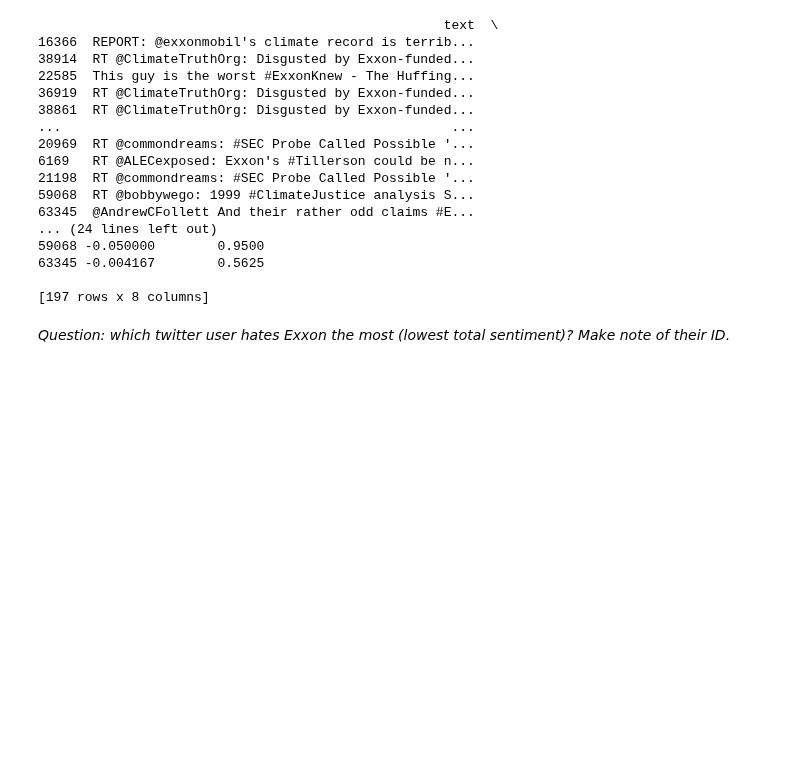
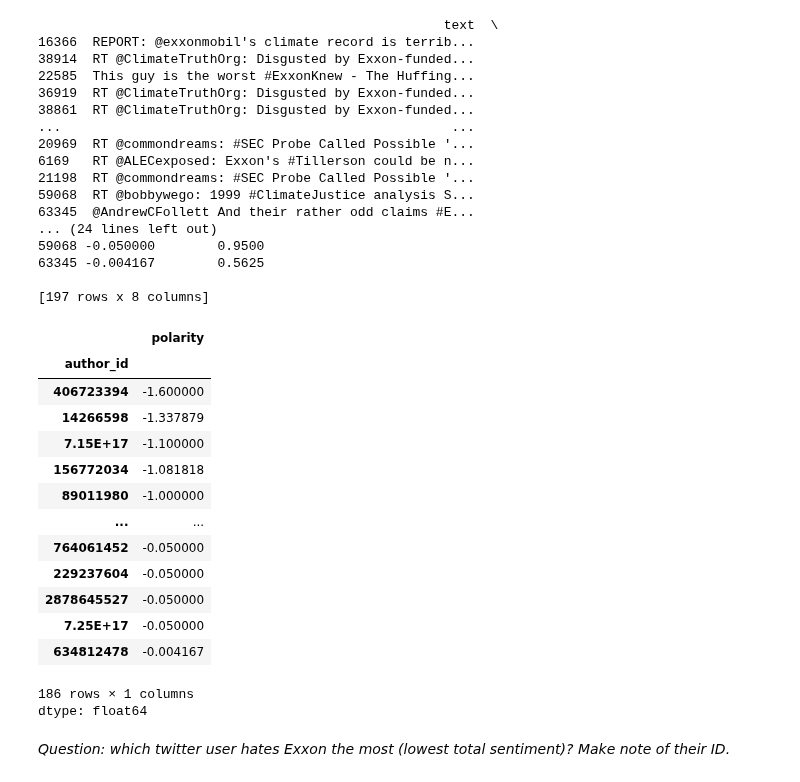
Before and after one commit to SButlerUCL/QM2, a Jupyter notebook: W7_Natural_Language_Processing_Student_Version.ipynb, the cells around one changed output. Saved outputs shown, nothing was run; the diff lists cells and outputs as text; code cells hidden in the pictures; blank space fills up the shorter version.

```diff
--- a/W7_Natural_Language_Processing_Student_Version.ipynb
+++ b/W7_Natural_Language_Processing_Student_Version.ipynb
@@ -675,5 +675,25 @@ print(sorted_sample)
 63345 -0.004167        0.5625
 
 [197 rows x 8 columns]
+# %%
+user_sentiment = sorted_sample.groupby('author_id')['polarity'].sum()
+lowest_sentiment = user_sentiment.sort_values(ascending=True)
+lowest_sentiment
+# %% [output]
+|  | polarity |
+| author_id |  |
+| 406723394 | -1.600000 |
+| 14266598 | -1.337879 |
+| 7.15E+17 | -1.100000 |
+| 156772034 | -1.081818 |
+| 89011980 | -1.000000 |
+| ... | ... |
+| 764061452 | -0.050000 |
+| 229237604 | -0.050000 |
+| 2878645527 | -0.050000 |
+| 7.25E+17 | -0.050000 |
+| 634812478 | -0.004167 |
+186 rows × 1 columns
+dtype: float64
 # %% [markdown]
 *Question: which twitter user hates Exxon the most (lowest total sentiment)? Make note of their ID.*
```
Also changed, not shown: parts of 1 cell of this notebook.
